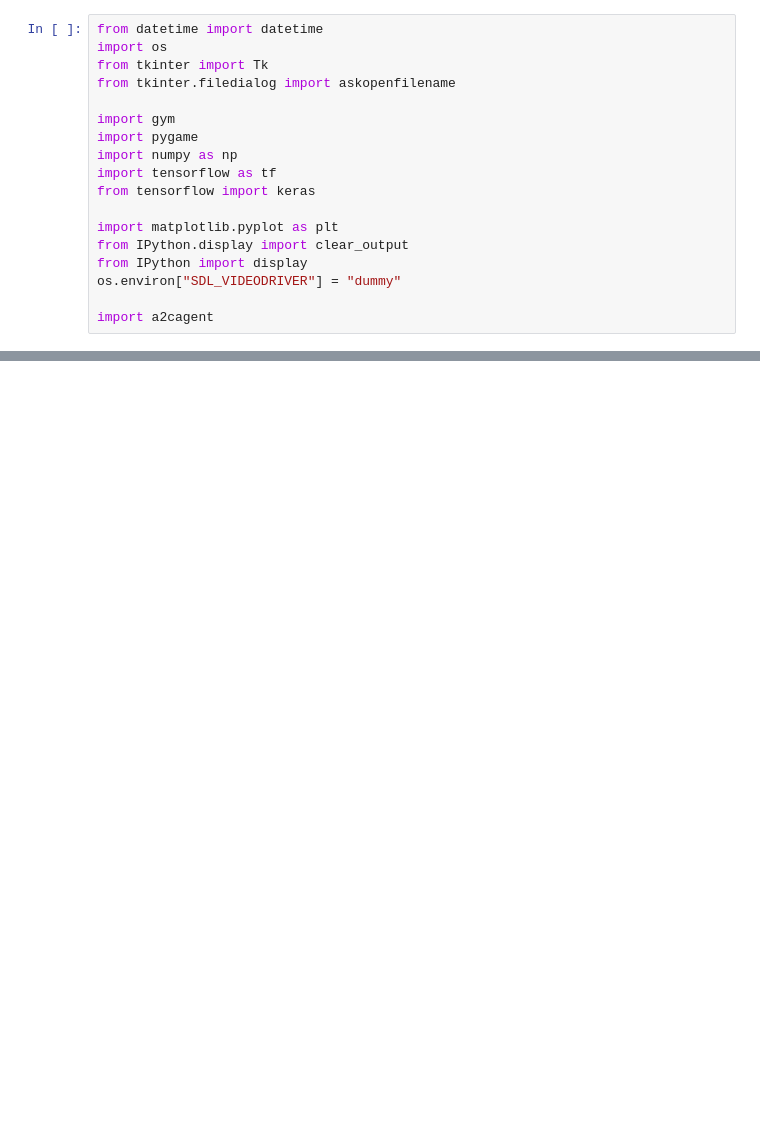
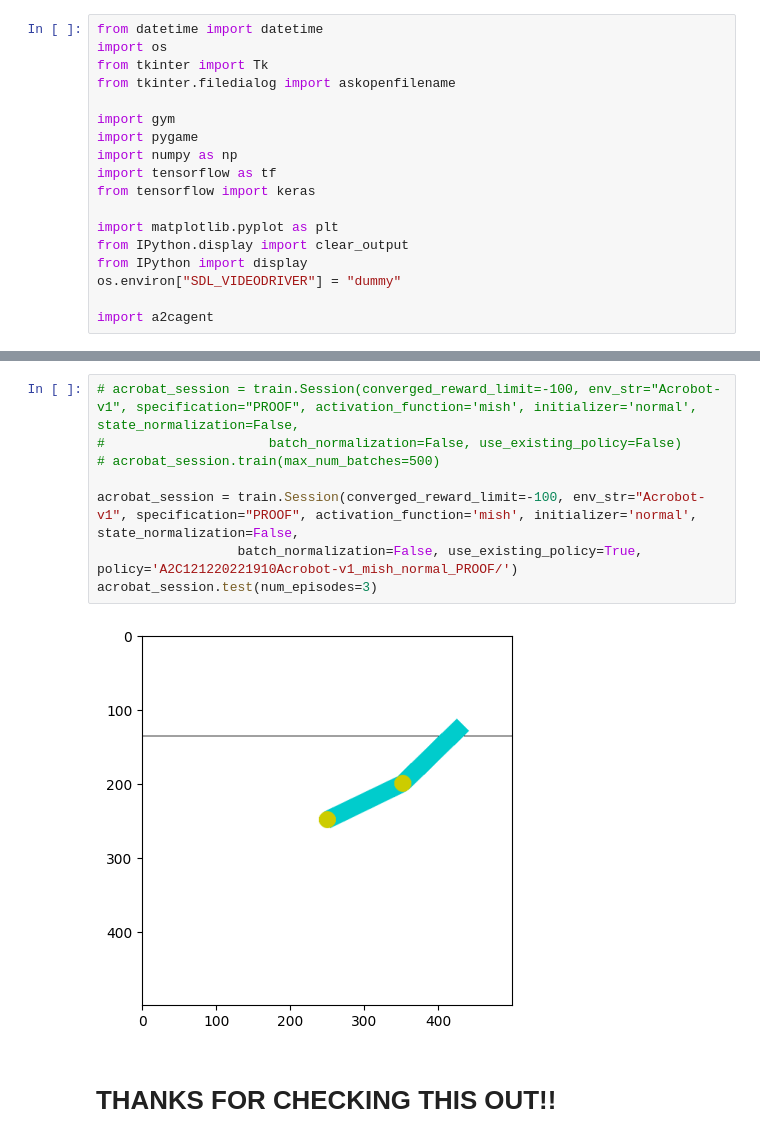
Before and after one commit to grubeben/194.077-Applied-Deep-Learning, a Jupyter notebook: discrete.ipynb, the cells around one changed output, grey strips where cells are left out. Drawn from its saved outputs; the diff is of its cells as text; blank space fills up the shorter version.

```diff
--- a/discrete.ipynb
+++ b/discrete.ipynb
@@ -72,0 +187,12 @@ import a2cagent
+# %%
+# acrobat_session = train.Session(converged_reward_limit=-100, env_str="Acrobot-v1", specification="PROOF", activation_function='mish', initializer='normal', state_normalization=False,
+#                     batch_normalization=False, use_existing_policy=False)
+# acrobat_session.train(max_num_batches=500)
+
+acrobat_session = train.Session(converged_reward_limit=-100, env_str="Acrobot-v1", specification="PROOF", activation_function='mish', initializer='normal', state_normalization=False,
+                  batch_normalization=False, use_existing_policy=True, policy='A2C121220221910Acrobot-v1_mish_normal_PROOF/')
+acrobat_session.test(num_episodes=3)
+# %% [output]
+[figure, added]
+# %% [markdown]
+# THANKS FOR CHECKING THIS OUT!!
```
Also changed, not shown: parts of 20 cells of this notebook, 38 other files.
